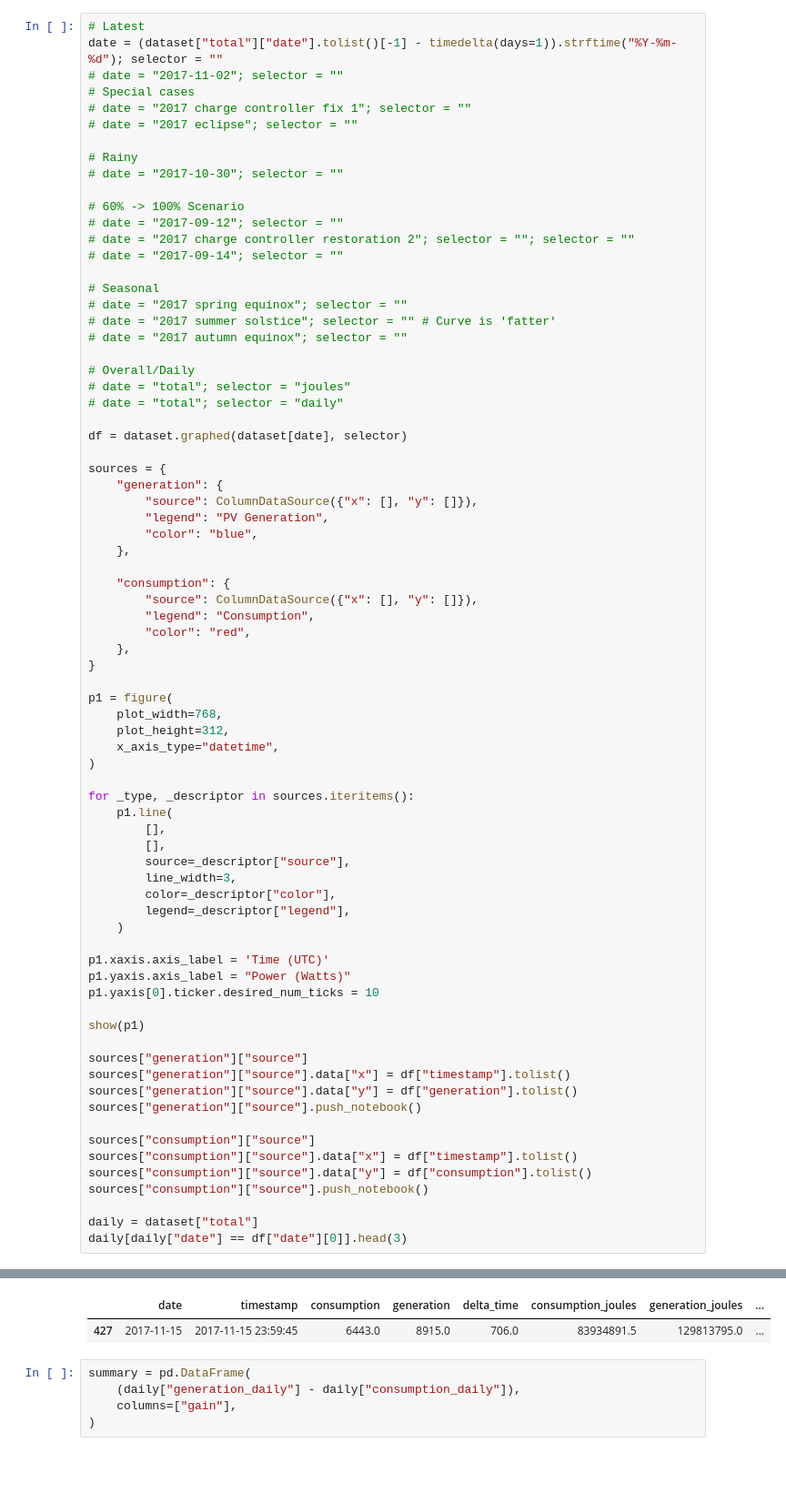
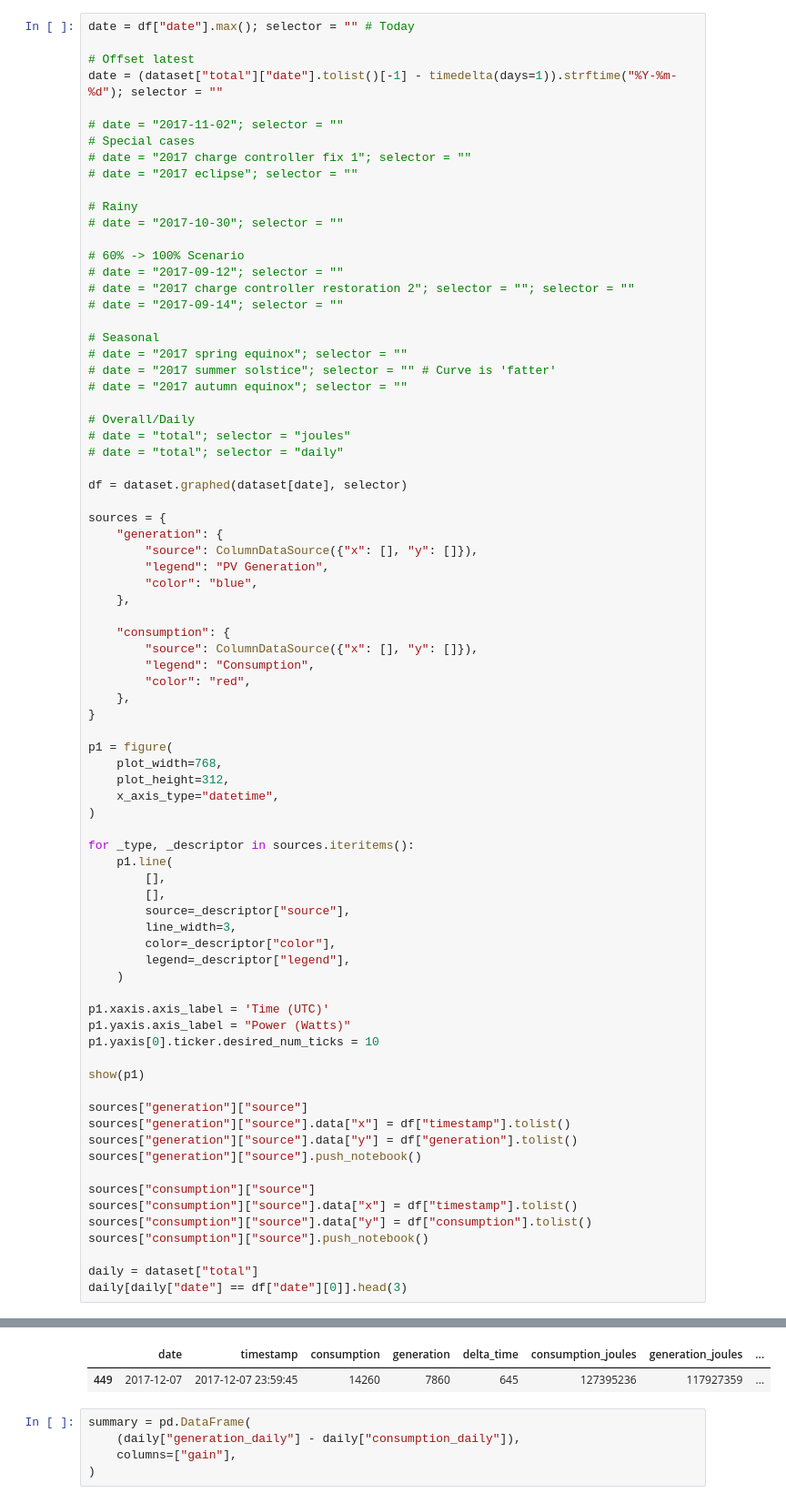
Before and after one commit to damionw/pvData, a Jupyter notebook: pvData/notebooks/Year of Living Solar.ipynb, the cells around one changed output, grey strips where cells are left out. Shown at 91% size. Drawn from its saved outputs; the diff is of its cells as text; blank space fills up the shorter version.

```diff
--- a/pvData/notebooks/Year of Living Solar.ipynb
+++ b/pvData/notebooks/Year of Living Solar.ipynb
@@ -40,6 +42,9 @@ WARNING:root:Computing daily statistics
 # %%
-# Latest
+date = df["date"].max(); selector = "" # Today
+
+# Offset latest
 date = (dataset["total"]["date"].tolist()[-1] - timedelta(days=1)).strftime("%Y-%m-%d"); selector = ""
+
 # date = "2017-11-02"; selector = ""
 # Special cases
 # date = "2017 charge controller fix 1"; selector = ""
@@ -119,5 +122,5 @@ You can access Timestamp as pandas.Timestamp
 |  | date | timestamp | consumption | generation | delta_time | consumption_joules | generation_joules | ... |
-| 427 | 2017-11-15 | 2017-11-15 23:59:45 | 6443.0 | 8915.0 | 706.0 | 83934891.5 | 129813795.0 | ... |
+| 449 | 2017-12-07 | 2017-12-07 23:59:45 | 14260 | 7860 | 645 | 127395236 | 117927359 | ... |
 # %%
 summary = pd.DataFrame(
     (daily["generation_daily"] - daily["consumption_daily"]),
```
Also changed, not shown: parts of 4 cells of this notebook, 3 other files.
